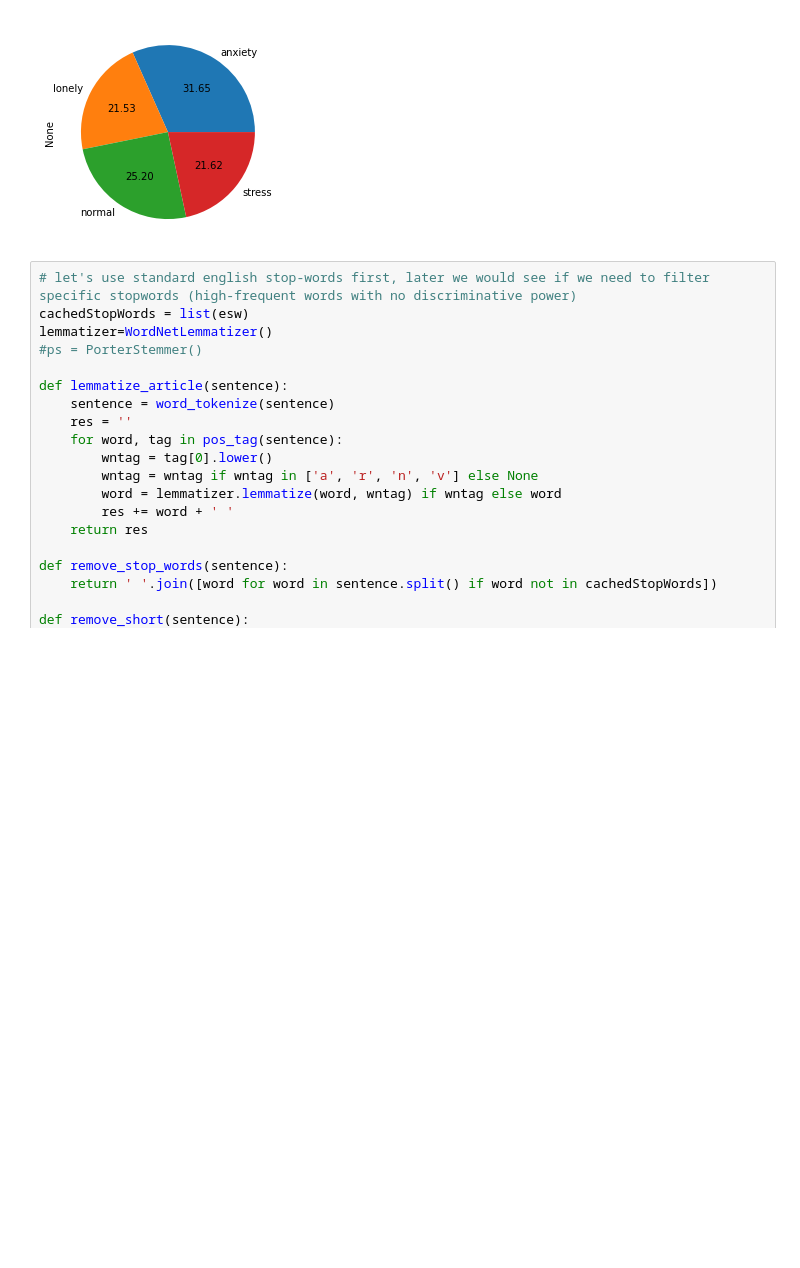
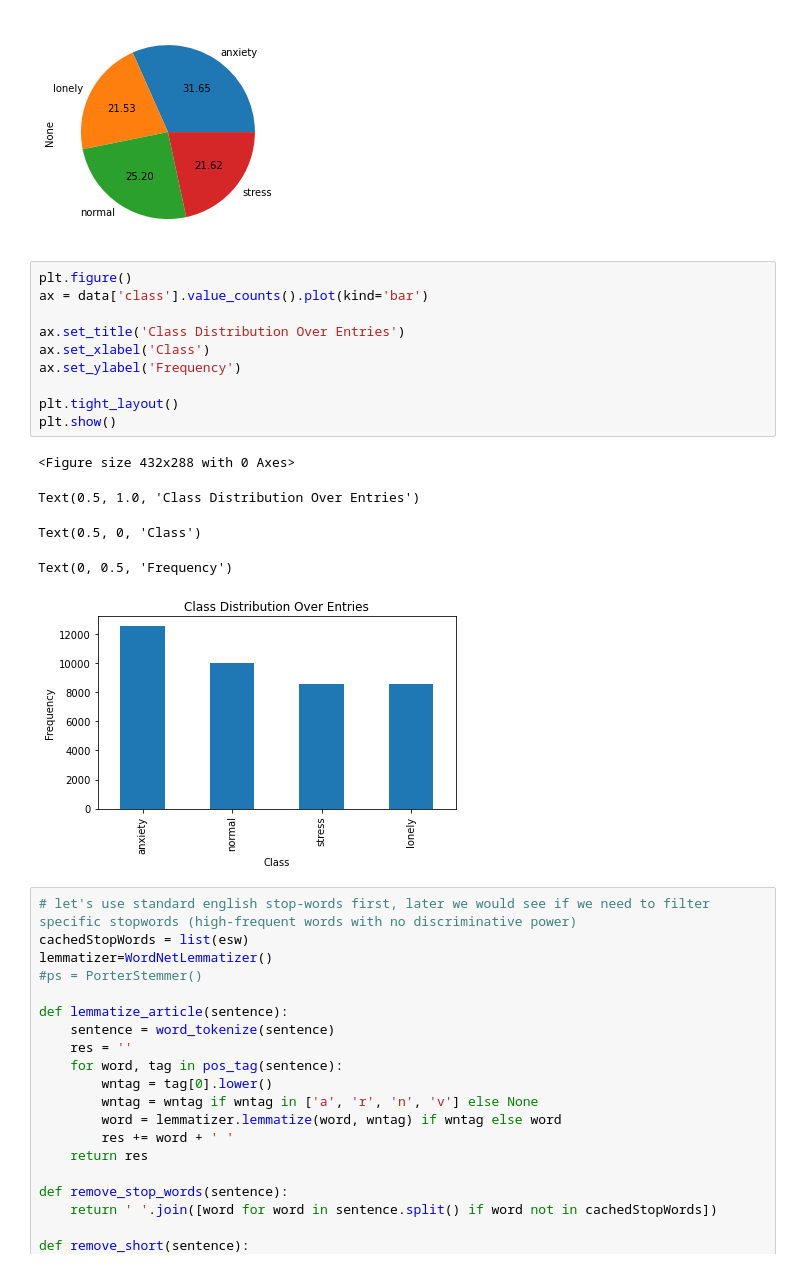
Before and after one commit to Fatmakaram97/Masters-graduation-project, a Jupyter notebook: trial 1 - English - Fatma.ipynb, the cells around one changed output. Saved outputs shown, nothing was run; the diff lists cells and outputs as text; blank space fills up the shorter version.

```diff
--- a/trial 1 - English - Fatma.ipynb
+++ b/trial 1 - English - Fatma.ipynb
@@ -82,6 +100,22 @@ data.groupby('class').size().plot(kind='pie', autopct='%.2f')
 # %% [output]
 <matplotlib.axes._subplots.AxesSubplot at 0x...>
 [figure]
+# %%
+plt.figure()
+ax = data['class'].value_counts().plot(kind='bar')
+
+ax.set_title('Class Distribution Over Entries')
+ax.set_xlabel('Class')
+ax.set_ylabel('Frequency')
+
+plt.tight_layout()
+plt.show()
+# %% [output]
+<Figure size 432x288 with 0 Axes>
+Text(0.5, 1.0, 'Class Distribution Over Entries')
+Text(0.5, 0, 'Class')
+Text(0, 0.5, 'Frequency')
+[figure, added]
 # %%
 # let's use standard english stop-words first, later we would see if we need to filter specific stopwords (high-frequent words with no discriminative power)
 cachedStopWords = list(esw)
```
Also changed, not shown: parts of 12 cells of this notebook.
